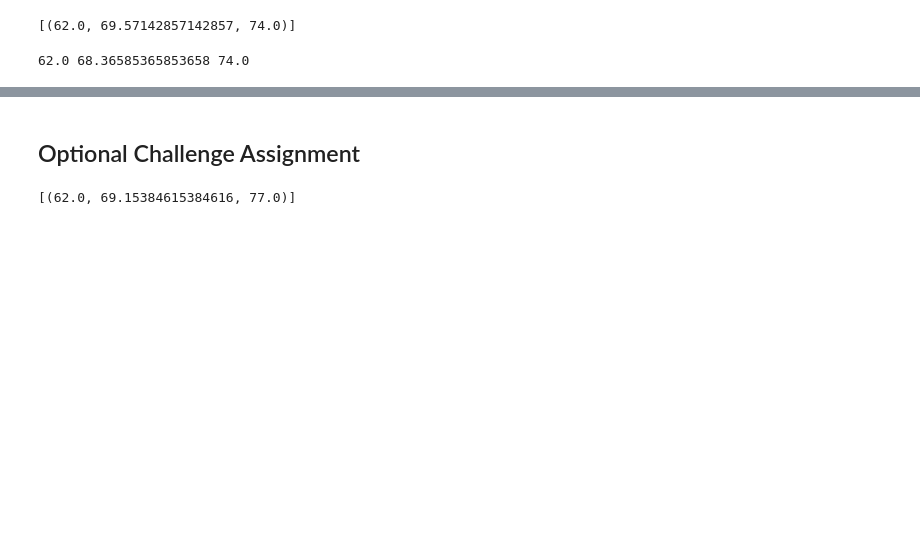
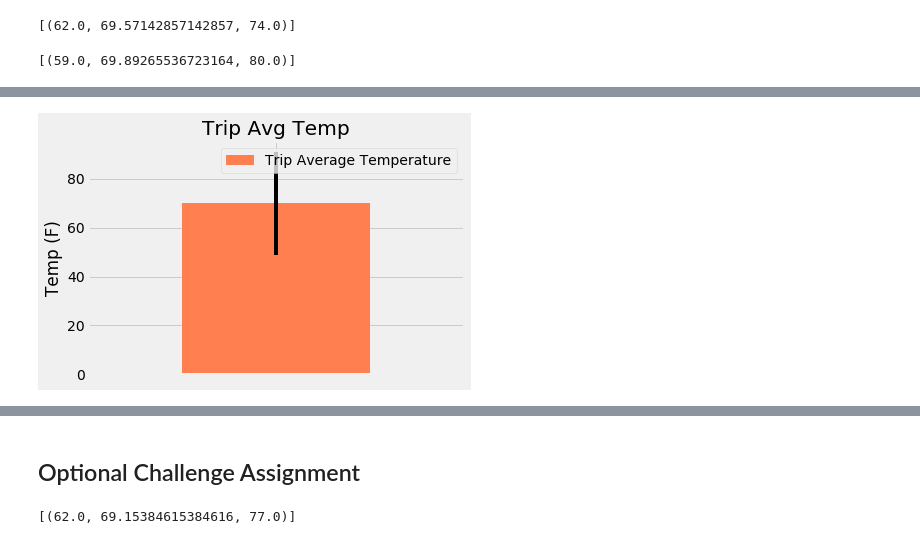
Before and after one commit to land-edi/MySQL-Challenge, a Jupyter notebook: SQL-Alchemy/climate_starter.ipynb, the cells around one changed output, grey strips where cells are left out. Saved outputs shown, nothing was run; the diff lists cells and outputs as text; code cells hidden in the pictures; blank space fills up the shorter version.

```diff
--- a/SQL-Alchemy/climate_starter.ipynb
+++ b/SQL-Alchemy/climate_starter.ipynb
@@ -110,11 +164,21 @@ print(calc_temps('2012-02-28', '2012-03-05'))
 # %%
 # Use your previous function `calc_temps` to calculate the tmin, tavg, and tmax
 # for your trip using the previous year's data for those same dates.
+calc_out = calc_temps('2017-02-01', '2017-02-28')
+calc_out
 # %% [output]
-62.0 68.36585365853658 74.0
+[(59.0, 69.89265536723164, 80.0)]
 # %%
 # Plot the results from your previous query as a bar chart.
 # Use "Trip Avg Temp" as your Title
 # Use the average temperature for the y value
 # Use the peak-to-peak (tmax-tmin) value as the y error bar (yerr)
+visit_dict = {"Trip Average Temperature": calc_out[0][1], "yerr":calc_out[0][2] - calc_out[0][0]}#pd.DataFrame({"Trip Average Temperature": calc_out[0][1], "yerr":calc_out[0][2] - calc_out[0][0]})
+visit_df = pd.DataFrame(pd.Series(visit_dict)).T
+plt.Figure(figsize=(0.9,1))
+ax = visit_df[["Trip Average Temperature"]].plot(kind = 'bar',yerr = visit_df['yerr'],color="coral")
+plt.title('Trip Avg Temp')
+plt.ylabel('Temp (F)')
+ax.set_xticklabels([''])
+plt.show()
 # %% [output]
@@ -123,3 +185,4 @@ print(calc_temps('2012-02-28', '2012-03-05'))
+[figure, added]
 # %%
 # Calculate the rainfall per weather station for your trip dates using the previous year's matching dates.
 # Sort this in descending order by precipitation amount and list the station, name, latitude, longitude, and elevation
```
Also changed, not shown: parts of 18 cells of this notebook, 1 other file.
